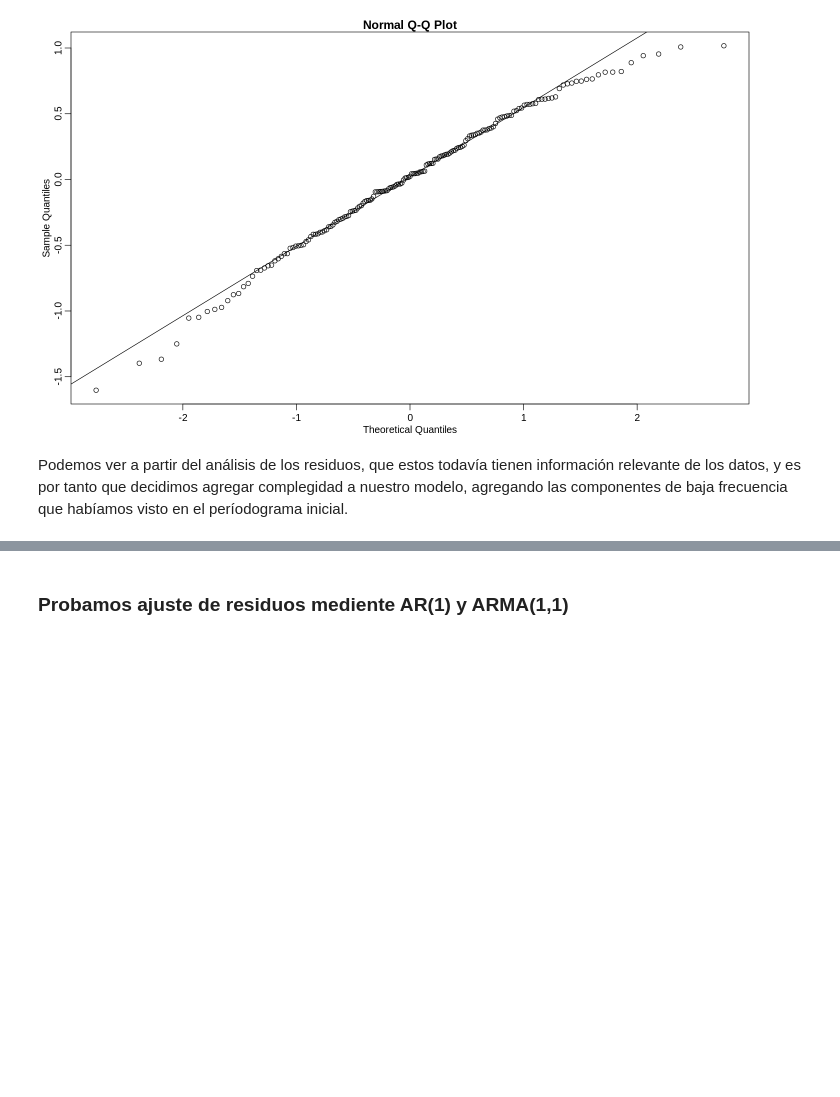
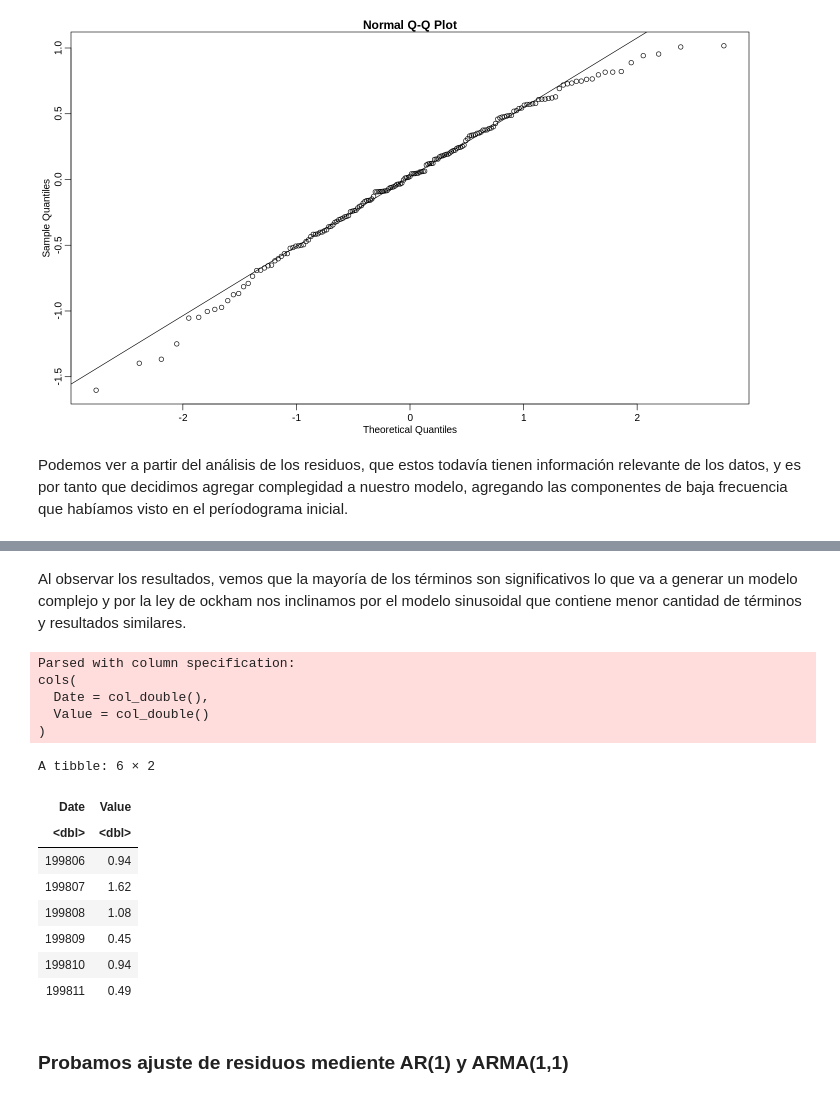
Before and after one commit to SeriesTemporales2021/obligatorio-apst-eiris_fiori_otte, a Jupyter notebook: Obligatorio de Analisis Predictivo de Series Temporales.ipynb, the cells around one changed output, grey strips where cells are left out. Saved outputs shown, nothing was run; the diff lists cells and outputs as text; code cells hidden in the pictures; blank space fills up the shorter version.

```diff
--- a/Obligatorio de Analisis Predictivo de Series Temporales.ipynb
+++ b/Obligatorio de Analisis Predictivo de Series Temporales.ipynb
@@ -343,0 +387,21 @@ En base al ajuste y observando la gráfica, podemos afimar que este segundo ajus
+# %% [markdown]
+Al observar los resultados, vemos que la mayoría de los términos son significativos lo que va a generar un modelo complejo y por la ley de ockham nos inclinamos por el modelo sinusoidal que contiene menor cantidad de términos y resultados similares.
+# %%
+library(readr)
+dataTS <- read_csv("dataTS.csv")
+head(dataTS)
+# %% [output]
+Parsed with column specification:
+cols(
+  Date = col_double(),
+  Value = col_double()
+)
+A tibble: 6 × 2
+| Date | Value |
+| <dbl> | <dbl> |
+| 199806 | 0.94 |
+| 199807 | 1.62 |
+| 199808 | 1.08 |
+| 199809 | 0.45 |
+| 199810 | 0.94 |
+| 199811 | 0.49 |
```
Also changed, not shown: parts of 13 cells of this notebook, 1 other file.
